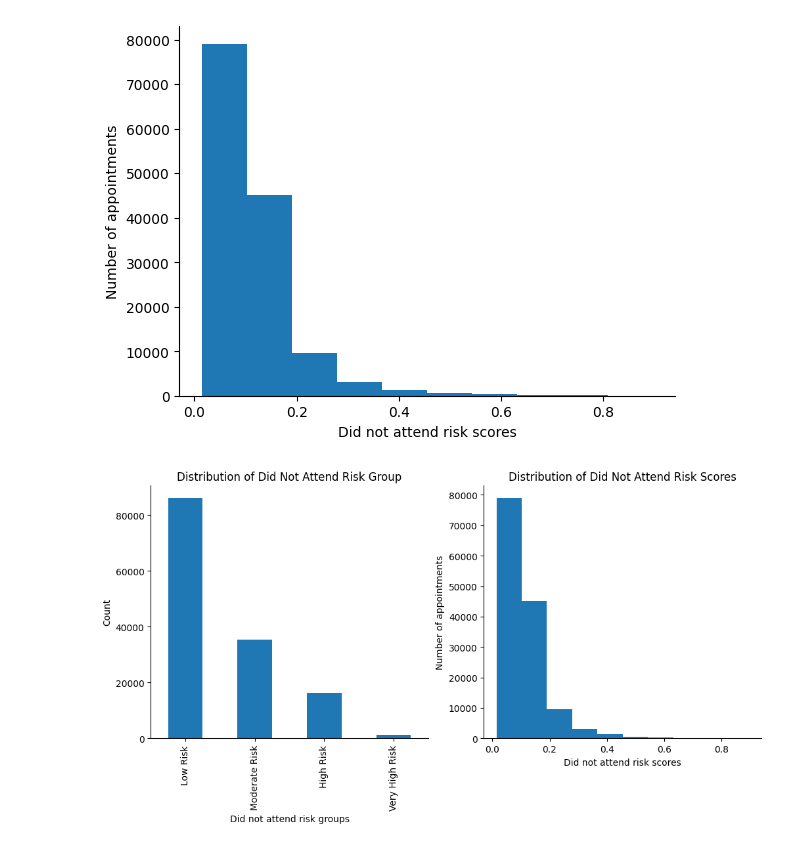
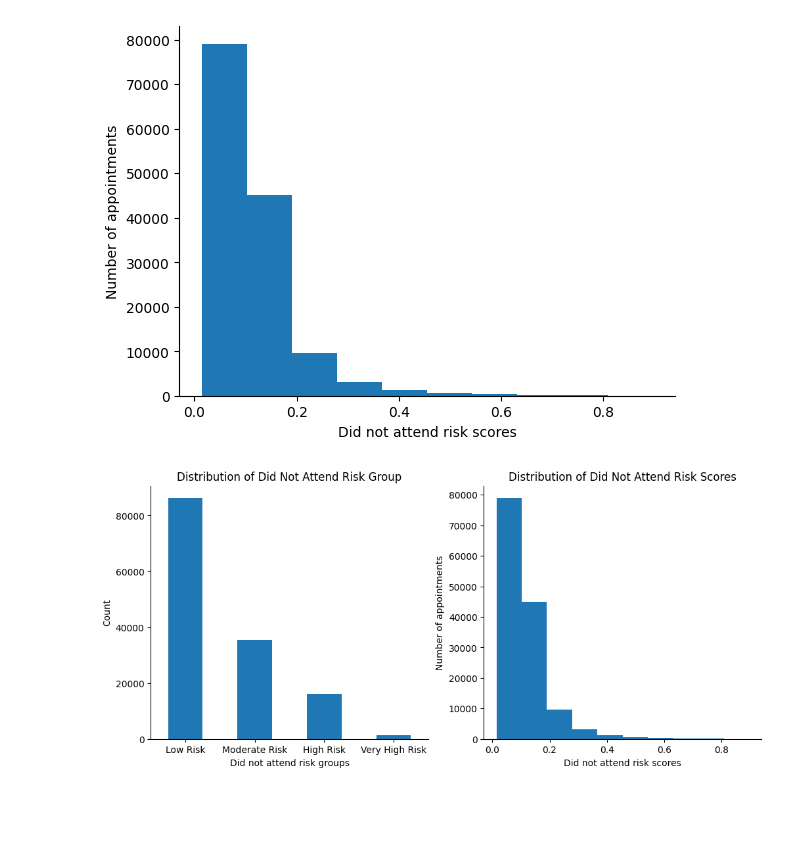
Before and after one commit to hallucinojenlee/hds_dna, a Jupyter notebook: scripts/plots_historic_appts.ipynb, the cells around one changed output. Drawn from its saved outputs; the diff is of its cells as text; code cells hidden in the pictures; blank space fills up the shorter version.

```diff
--- a/scripts/plots_historic_appts.ipynb
+++ b/scripts/plots_historic_appts.ipynb
@@ -37,3 +38,8 @@ data
 | 278795 | 13440971 | 77 | 21.70 | NaN | 0 | 1 | ... |
 | 278797 | 13463451 | 52 | 27.45 | NaN | 1 | 0 | ... |
 139401 rows × 58 columns
+# %%
+# Remove records with missing appt_date and those with appt_date > 24/4/2024
+data = data.dropna(subset=['appt_date'])
+data = data[data['appt_date'] <= '2024-04-24']
+data["appt_date"].sort_values()
@@ -366,24 +462,27 @@ ax.spines['right'].set_visible(False)
 # %%
 # Create a figure with 1 row and 2 columns of subplots
 fig, (ax1, ax2) = plt.subplots(1, 2, figsize=(12, 5))
 
 # Plot the bar chart in the first subplot
 data["did_not_attend_risk_group"].value_counts().plot(kind='bar', ax=ax1)
 ax1.set_xlabel('Did not attend risk groups')
 ax1.set_ylabel('Count')
 ax1.set_title('Distribution of Did Not Attend Risk Group')
+# Rotate x-axis labels for better readability
+ax1.tick_params(axis='x', labelrotation=360)
+
 # Remove top and right borders (spines) for the bar chart
 ax1.spines['top'].set_visible(False)
 ax1.spines['right'].set_visible(False)
 
 # Plot histogram for did_not_attend_risk
 ax2.hist(data["did_not_attend_risk"])
 ax2.set_xlabel("Did not attend risk scores")
 ax2.set_ylabel("Number of appointments")
 ax2.set_title("Distribution of Did Not Attend Risk Scores")
 
 # Remove top and right borders (spines)
 ax2.spines['top'].set_visible(False)
 ax2.spines['right'].set_visible(False)
 # %% [output]
-[figure, old version]
+[figure, new version]
```
Also changed, not shown: parts of 11 cells of this notebook.
